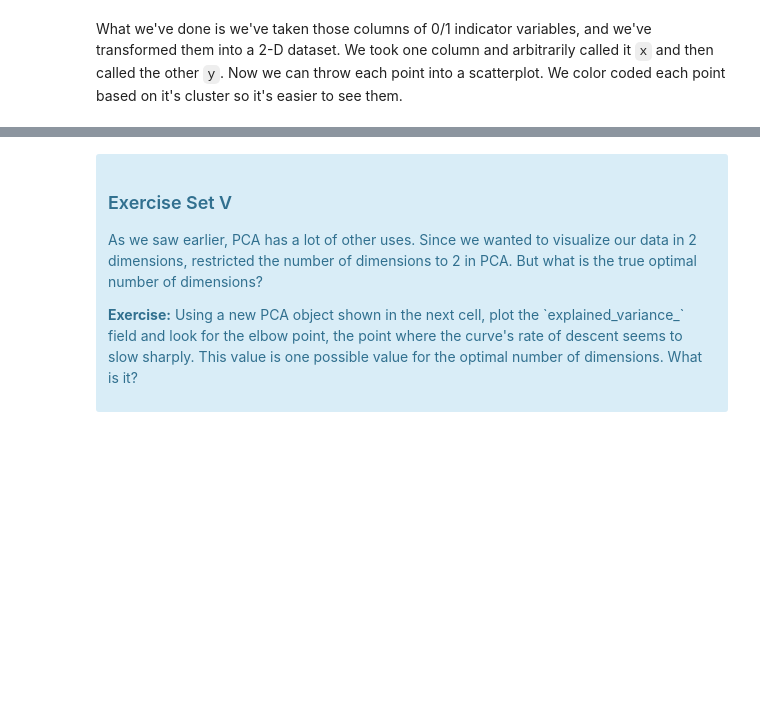
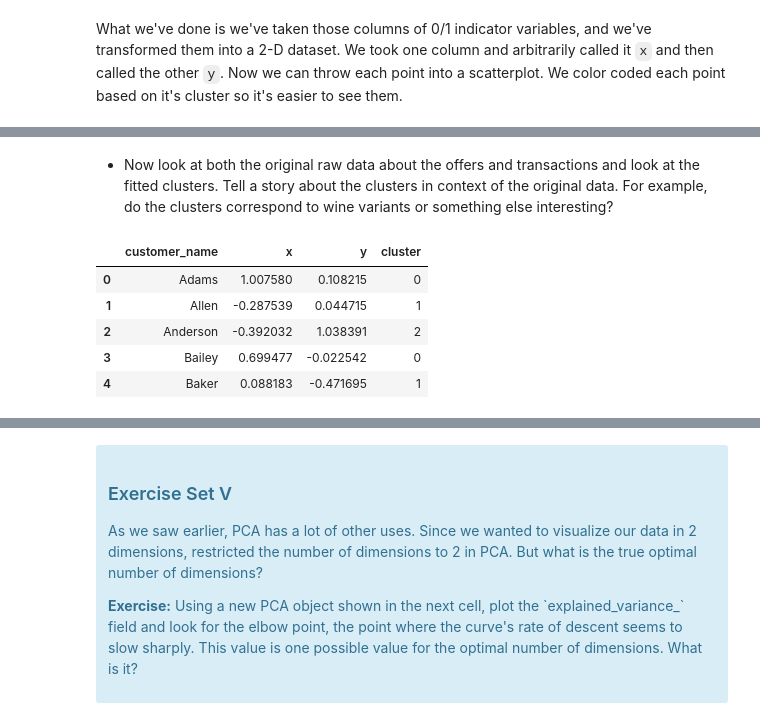
Before and after one commit to SethDKelly/Springboard, a Jupyter notebook: sec11/clustering/Mini_Project_Clustering.ipynb, the cells around one changed output, grey strips where cells are left out. Cells and saved outputs as stored; diff of their text form; code cells hidden in the pictures; blank space fills up the shorter version.

```diff
--- a/sec11/clustering/Mini_Project_Clustering.ipynb
+++ b/sec11/clustering/Mini_Project_Clustering.ipynb
@@ -362,0 +398,14 @@ pca_KMeans_plot(cust_response, x_cols,6)
+# %% [markdown]
+* Now look at both the original raw data about the offers and transactions and look at the fitted clusters. Tell a story about the clusters in context of the original data. For example, do the clusters correspond to wine variants or something else interesting?
+# %%
+# Adds a cluster column to designate which cluster each customer belongs to
+pca_df['cluster']= KMeans(n_clusters=4).fit(x_cols).labels_
+# %%
+pca_df.head()
+# %% [output]
+|  | customer_name | x | y | cluster |
+| 0 | Adams | 1.007580 | 0.108215 | 0 |
+| 1 | Allen | -0.287539 | 0.044715 | 1 |
+| 2 | Anderson | -0.392032 | 1.038391 | 2 |
+| 3 | Bailey | 0.699477 | -0.022542 | 0 |
+| 4 | Baker | 0.088183 | -0.471695 | 1 |
```
Also changed, not shown: parts of 13 cells of this notebook.
